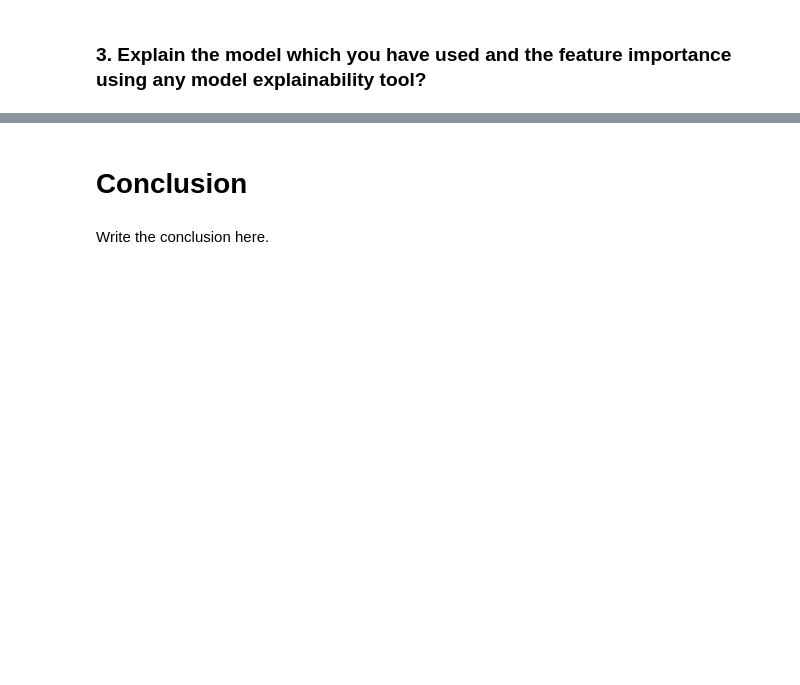
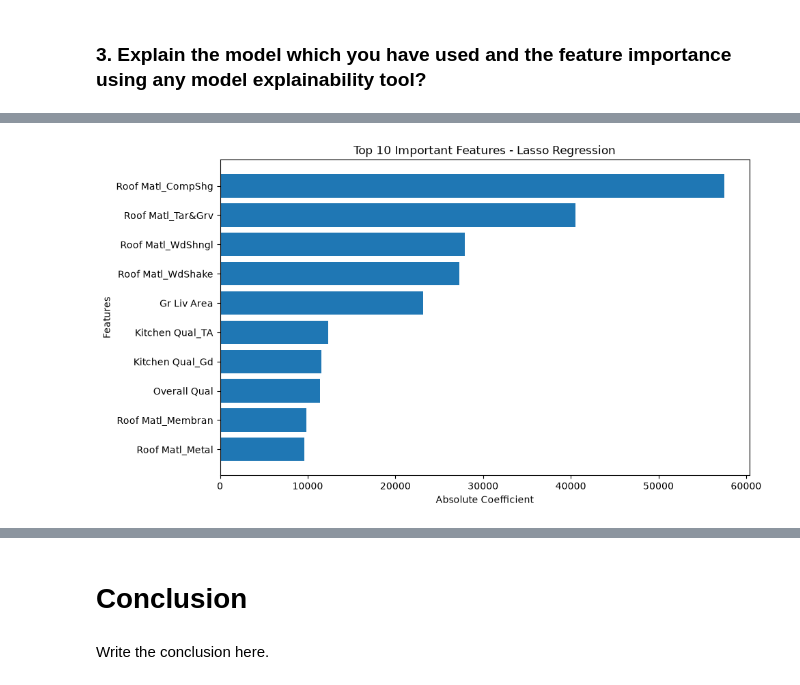
Before and after one commit to Krishna-matic/Machine_Learning_Projects, a Jupyter notebook: 02_ames_housing_sales_price_prediction/Ames_Housing_ML_Project.ipynb, the cells around one changed output, grey strips where cells are left out. Saved outputs shown, nothing was run; the diff lists cells and outputs as text; code cells hidden in the pictures; blank space fills up the shorter version.

```diff
--- a/02_ames_housing_sales_price_prediction/Ames_Housing_ML_Project.ipynb
+++ b/02_ames_housing_sales_price_prediction/Ames_Housing_ML_Project.ipynb
@@ -953,0 +1065,4 @@ Answer Here.
+# %%
+best_lasso = grid_search.best_estimator_
+
+y_pred_lasso = best_lasso.predict(X_test_scaled)
@@ -1005,0 +1213,16 @@ Answer Here.
+# %%
+import pandas as pd
+
+feature_importance = pd.DataFrame({
+    'Feature': X.columns,
+    'Coefficient': best_lasso.coef_
+})
+
+feature_importance['Absolute Coefficient'] = feature_importance['Coefficient'].abs()
+
+feature_importance = feature_importance.sort_values(
+    by='Absolute Coefficient',
+    ascending=False
+)
+
+feature_importance.head(10)
@@ -1005,0 +1241,11 @@ Answer Here.
+# %%
+top10 = feature_importance.head(10)
+plt.figure(figsize=(10,6))
+plt.barh(top10['Feature'], top10['Absolute Coefficient'])
+plt.xlabel("Absolute Coefficient")
+plt.ylabel("Features")
+plt.title("Top 10 Important Features - Lasso Regression")
+plt.gca().invert_yaxis()
+plt.show()
+# %% [output]
+[figure, added]
```
Also changed, not shown: parts of 43 cells of this notebook.
